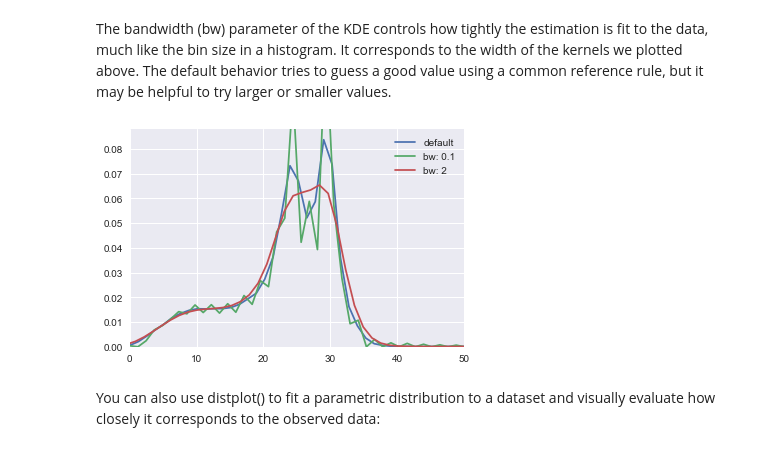
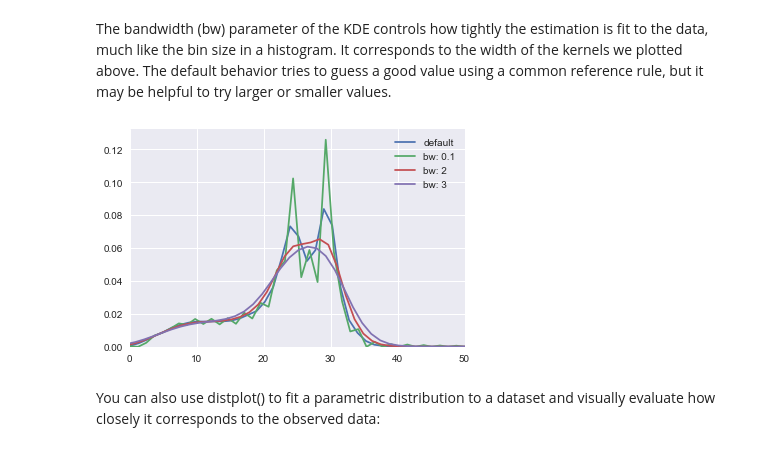
Before and after one commit to FRA228/ce599, a Jupyter notebook: 16-Data Viz 2/data-viz-2.ipynb, the cells around one changed output. Saved outputs shown, nothing was run; the diff lists cells and outputs as text; code cells hidden in the pictures.

```diff
--- a/16-Data Viz 2/data-viz-2.ipynb
+++ b/16-Data Viz 2/data-viz-2.ipynb
@@ -91,11 +97,12 @@ The bandwidth (bw) parameter of the KDE controls how tightly the estimation is f
 # %%
 ax = sns.kdeplot(net['Speed'], label='default')
 ax = sns.kdeplot(net['Speed'], bw=.1, label="bw: 0.1")
 ax = sns.kdeplot(net['Speed'], bw=2, label="bw: 2")
+ax = sns.kdeplot(net['Speed'], bw=3, label="bw: 3")
 
 ax.set_xlim(0,50)
 plt.legend(); #bw increase gives you smooth plot
 # %% [output]
-[figure, old version]
+[figure, new version]
 # %% [markdown]
 You can also use distplot() to fit a parametric distribution to a dataset and visually evaluate how closely it corresponds to the observed data:
```
Also changed, not shown: parts of 11 cells of this notebook.
